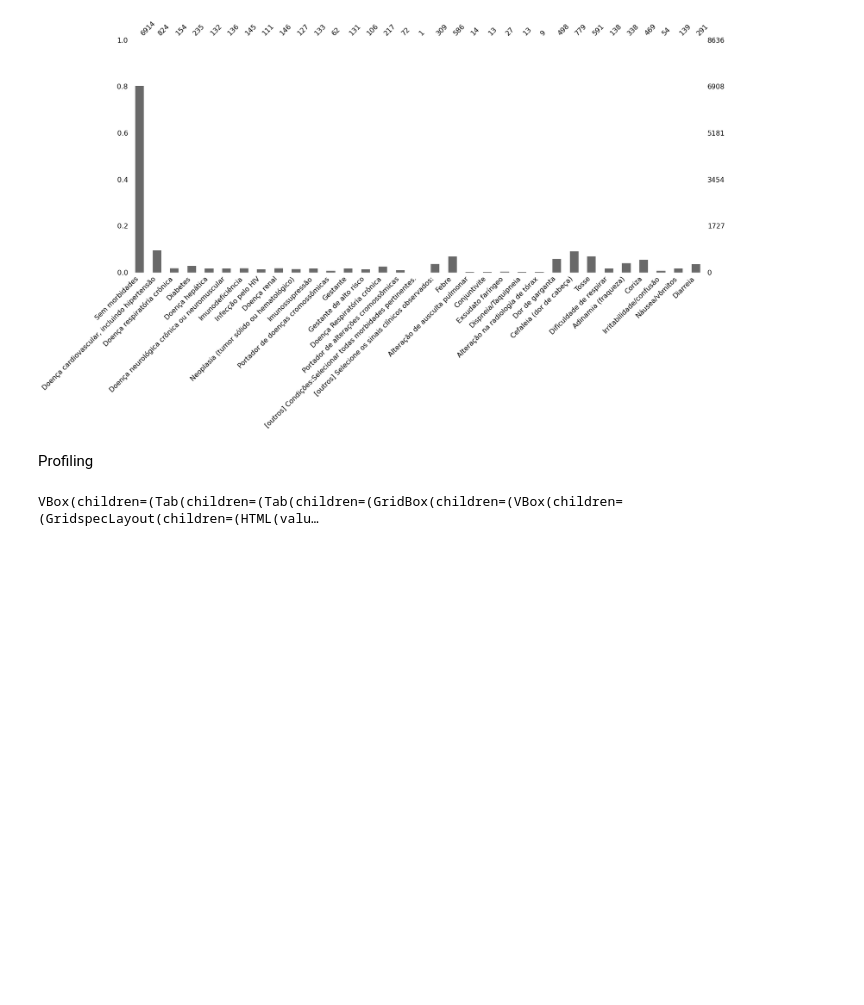
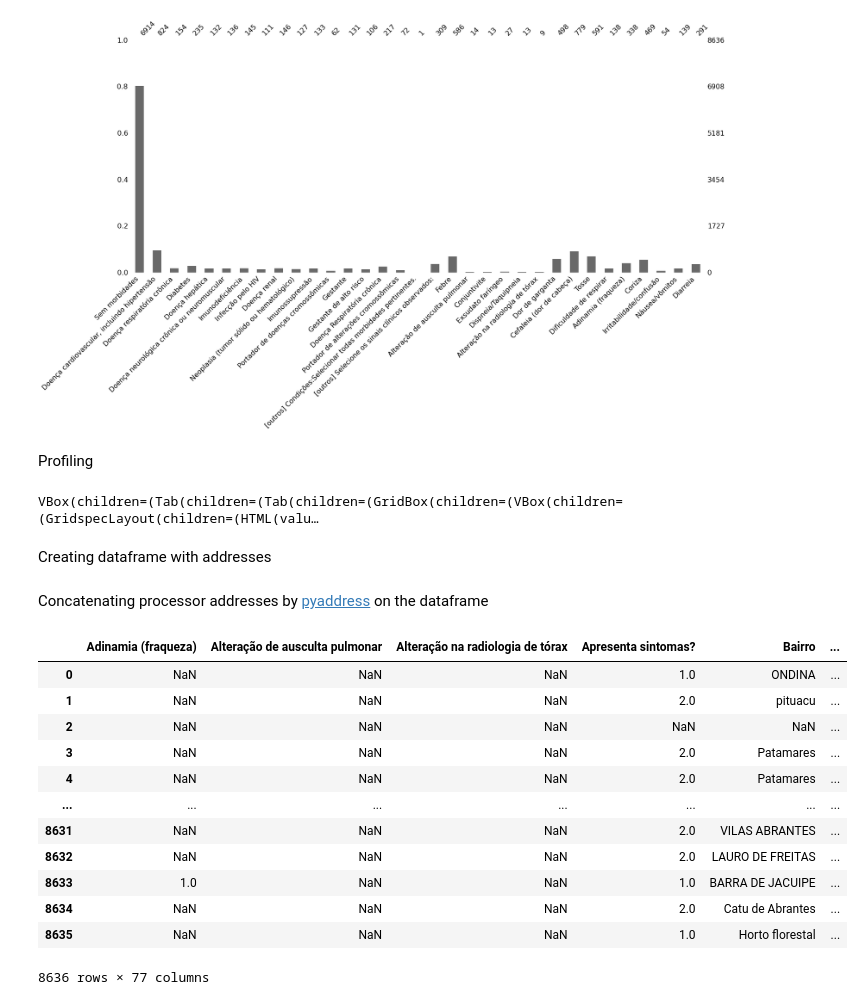
Before and after one commit to patricksferraz/pcr-analysis, a Jupyter notebook: data_engineering.ipynb, the cells around one changed output. Saved outputs shown, nothing was run; the diff lists cells and outputs as text; code cells hidden in the pictures; blank space fills up the shorter version.

Commit message:
feat: adds Google Geocode

```diff
--- a/data_engineering.ipynb
+++ b/data_engineering.ipynb
@@ -411,3 +411,5 @@ show_profiling(
 )
 # %% [output]
 VBox(children=(Tab(children=(Tab(children=(GridBox(children=(VBox(children=(GridspecLayout(children=(HTML(valu…
+# %% [markdown]
+Creating dataframe with addresses
@@ -413,0 +431,37 @@ VBox(children=(Tab(children=(Tab(children=(GridBox(children=(VBox(children=(Grid
+# %% [markdown]
+Concatenating processor addresses by [pyaddress](https://github.com/patricksferraz/pyaddress) on the dataframe
+# %%
+df = pd.read_csv(f'{PPD_DATA}/all.csv', low_memory=False)
+coords = pd.read_csv(f'{PPD_DATA}/GEOCODE.csv', low_memory=False)
+# %%
+def geocode(r) -> set:
+    try:
+        coord = coords[coords.CEP == r.CEP]
+        data = eval(coord.results.values[0])
+        coord = data[0]['geometry']['location']
+        r['lat'] = coord['lat']
+        r['lon'] = coord['lng']
+        r['geocode'] = data
+    except:
+        pass
+    finally:
+        return r
+
+df = df.apply(geocode, axis=1)
+df.to_csv(f'{PPD_DATA}/all_wcoords.csv', index=False)
+# %%
+df
+# %% [output]
+|  | Adinamia (fraqueza) | Alteração de ausculta pulmonar | Alteração na radiologia de tórax | Apresenta sintomas? | Bairro | ... |
+| 0 | NaN | NaN | NaN | 1.0 | ONDINA | ... |
+| 1 | NaN | NaN | NaN | 2.0 | pituacu | ... |
+| 2 | NaN | NaN | NaN | NaN | NaN | ... |
+| 3 | NaN | NaN | NaN | 2.0 | Patamares | ... |
+| 4 | NaN | NaN | NaN | 2.0 | Patamares | ... |
+| ... | ... | ... | ... | ... | ... | ... |
+| 8631 | NaN | NaN | NaN | 2.0 | VILAS ABRANTES | ... |
+| 8632 | NaN | NaN | NaN | 2.0 | LAURO DE FREITAS | ... |
+| 8633 | 1.0 | NaN | NaN | 1.0 | BARRA DE JACUIPE | ... |
+| 8634 | NaN | NaN | NaN | 2.0 | Catu de Abrantes | ... |
+| 8635 | NaN | NaN | NaN | 1.0 | Horto florestal | ... |
+8636 rows × 77 columns
```
Also changed, not shown: parts of 1 cell of this notebook.
